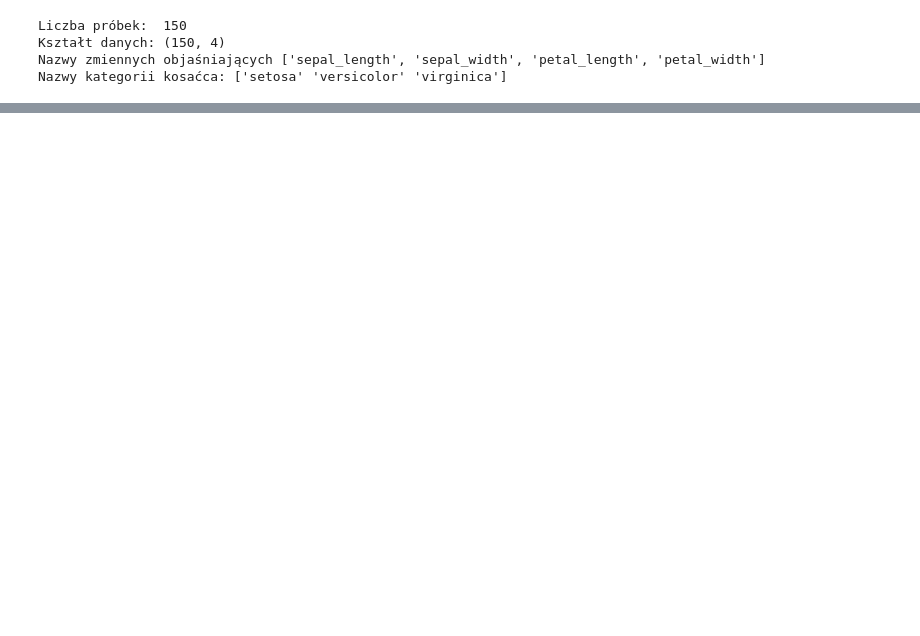
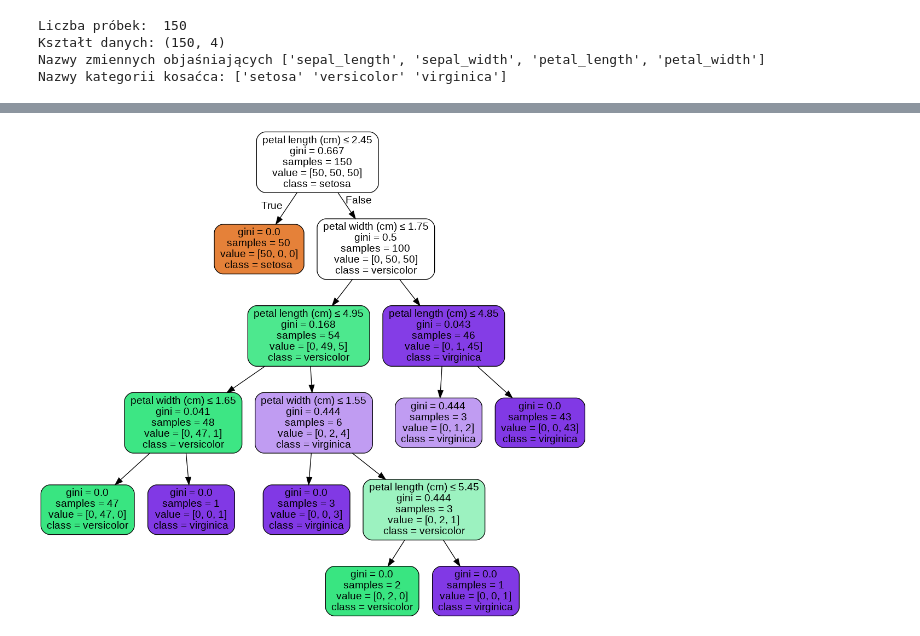
Before and after one commit to nefetorve/big_data, a Jupyter notebook: 06_uczenie_maszynowe/drzewa_decyzyjne.ipynb, the cells around one changed output, grey strips where cells are left out. Saved outputs shown, nothing was run; the diff lists cells and outputs as text; code cells hidden in the pictures; blank space fills up the shorter version.

```diff
--- a/06_uczenie_maszynowe/drzewa_decyzyjne.ipynb
+++ b/06_uczenie_maszynowe/drzewa_decyzyjne.ipynb
@@ -27,0 +138,20 @@ Nazwy kategorii kosaćca: ['setosa' 'versicolor' 'virginica']
+# %%
+from sklearn.externals.six import StringIO
+from IPython.display import Image
+import pydotplus
+
+
+
+dot_data = StringIO()
+export_graphviz(classifier,
+                out_file=dot_data,
+                feature_names=iris.feature_names[2:],
+                class_names=class_names,
+                special_characters=True,
+                rounded=True,
+                filled=True)
+graph = pydotplus.graph_from_dot_data(dot_data.getvalue())
+graph.write_png('graph.png')
+Image(graph.create_png(),width=550)
+# %% [output]
+[figure, added]
```
Also changed, not shown: parts of 15 cells of this notebook.
